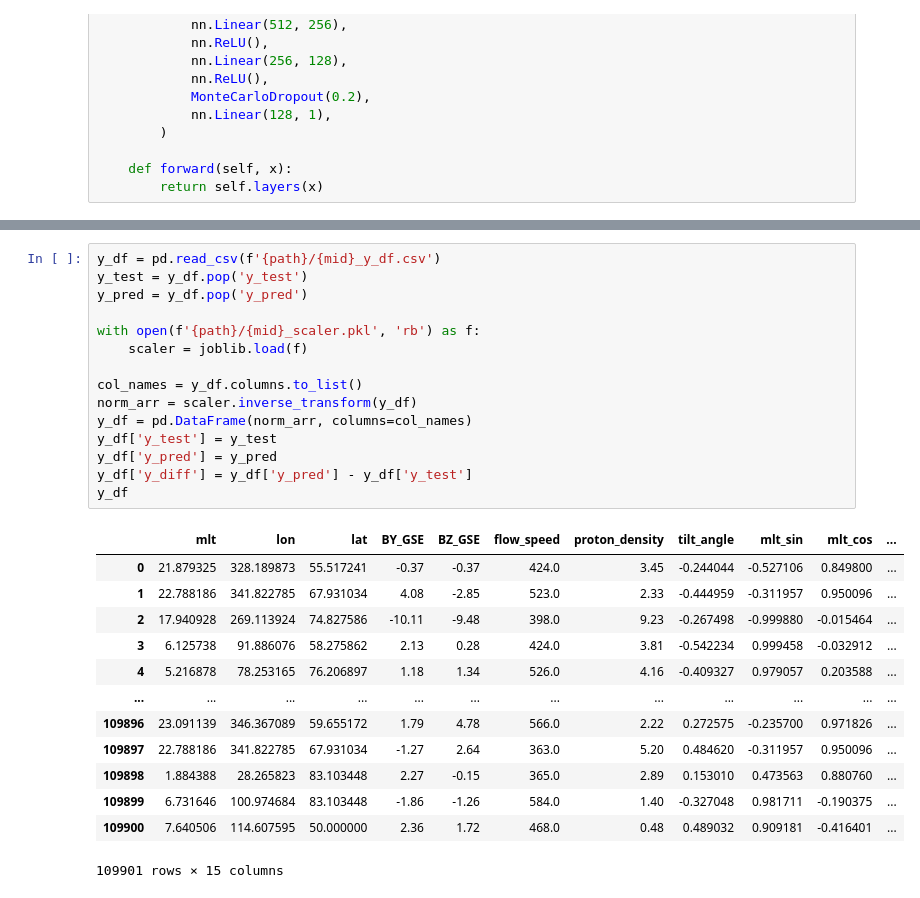
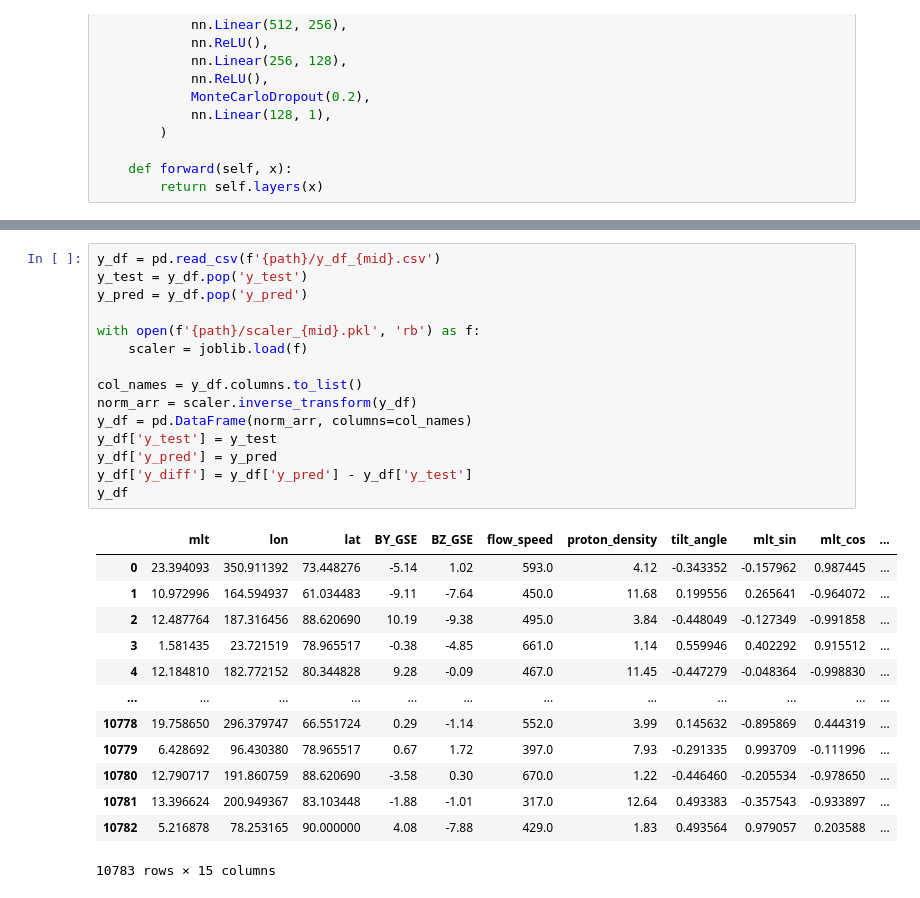
Before and after one commit to reddy-sachin/REPPU-ESN2, a Jupyter notebook: MLP/mlp_analysis.ipynb, the cells around one changed output, grey strips where cells are left out. Drawn from its saved outputs; the diff is of its cells as text.

```diff
--- a/MLP/mlp_analysis.ipynb
+++ b/MLP/mlp_analysis.ipynb
@@ -67,34 +67,34 @@ MLP(
   )
 )
 # %%
-y_df = pd.read_csv(f'{path}/{mid}_y_df.csv')
+y_df = pd.read_csv(f'{path}/y_df_{mid}.csv')
 y_test = y_df.pop('y_test')
 y_pred = y_df.pop('y_pred')
 
-with open(f'{path}/{mid}_scaler.pkl', 'rb') as f:
+with open(f'{path}/scaler_{mid}.pkl', 'rb') as f:
     scaler = joblib.load(f)
 
 col_names = y_df.columns.to_list()
 norm_arr = scaler.inverse_transform(y_df)
 y_df = pd.DataFrame(norm_arr, columns=col_names)
 y_df['y_test'] = y_test
 y_df['y_pred'] = y_pred
 y_df['y_diff'] = y_df['y_pred'] - y_df['y_test']
 y_df
 # %% [output]
 |  | mlt | lon | lat | BY_GSE | BZ_GSE | flow_speed | proton_density | tilt_angle | mlt_sin | mlt_cos | ... |
-| 0 | 21.879325 | 328.189873 | 55.517241 | -0.37 | -0.37 | 424.0 | 3.45 | -0.244044 | -0.527106 | 0.849800 | ... |
-| 1 | 22.788186 | 341.822785 | 67.931034 | 4.08 | -2.85 | 523.0 | 2.33 | -0.444959 | -0.311957 | 0.950096 | ... |
-| 2 | 17.940928 | 269.113924 | 74.827586 | -10.11 | -9.48 | 398.0 | 9.23 | -0.267498 | -0.999880 | -0.015464 | ... |
-| 3 | 6.125738 | 91.886076 | 58.275862 | 2.13 | 0.28 | 424.0 | 3.81 | -0.542234 | 0.999458 | -0.032912 | ... |
-| 4 | 5.216878 | 78.253165 | 76.206897 | 1.18 | 1.34 | 526.0 | 4.16 | -0.409327 | 0.979057 | 0.203588 | ... |
+| 0 | 23.394093 | 350.911392 | 73.448276 | -5.14 | 1.02 | 593.0 | 4.12 | -0.343352 | -0.157962 | 0.987445 | ... |
+| 1 | 10.972996 | 164.594937 | 61.034483 | -9.11 | -7.64 | 450.0 | 11.68 | 0.199556 | 0.265641 | -0.964072 | ... |
+| 2 | 12.487764 | 187.316456 | 88.620690 | 10.19 | -9.38 | 495.0 | 3.84 | -0.448049 | -0.127349 | -0.991858 | ... |
+| 3 | 1.581435 | 23.721519 | 78.965517 | -0.38 | -4.85 | 661.0 | 1.14 | 0.559946 | 0.402292 | 0.915512 | ... |
+| 4 | 12.184810 | 182.772152 | 80.344828 | 9.28 | -0.09 | 467.0 | 11.45 | -0.447279 | -0.048364 | -0.998830 | ... |
 | ... | ... | ... | ... | ... | ... | ... | ... | ... | ... | ... | ... |
-| 109896 | 23.091139 | 346.367089 | 59.655172 | 1.79 | 4.78 | 566.0 | 2.22 | 0.272575 | -0.235700 | 0.971826 | ... |
-| 109897 | 22.788186 | 341.822785 | 67.931034 | -1.27 | 2.64 | 363.0 | 5.20 | 0.484620 | -0.311957 | 0.950096 | ... |
-| 109898 | 1.884388 | 28.265823 | 83.103448 | 2.27 | -0.15 | 365.0 | 2.89 | 0.153010 | 0.473563 | 0.880760 | ... |
-| 109899 | 6.731646 | 100.974684 | 83.103448 | -1.86 | -1.26 | 584.0 | 1.40 | -0.327048 | 0.981711 | -0.190375 | ... |
-| 109900 | 7.640506 | 114.607595 | 50.000000 | 2.36 | 1.72 | 468.0 | 0.48 | 0.489032 | 0.909181 | -0.416401 | ... |
+| 10778 | 19.758650 | 296.379747 | 66.551724 | 0.29 | -1.14 | 552.0 | 3.99 | 0.145632 | -0.895869 | 0.444319 | ... |
+| 10779 | 6.428692 | 96.430380 | 78.965517 | 0.67 | 1.72 | 397.0 | 7.93 | -0.291335 | 0.993709 | -0.111996 | ... |
+| 10780 | 12.790717 | 191.860759 | 88.620690 | -3.58 | 0.30 | 670.0 | 1.22 | -0.446460 | -0.205534 | -0.978650 | ... |
+| 10781 | 13.396624 | 200.949367 | 83.103448 | -1.88 | -1.01 | 317.0 | 12.64 | 0.493383 | -0.357543 | -0.933897 | ... |
+| 10782 | 5.216878 | 78.253165 | 90.000000 | 4.08 | -7.88 | 429.0 | 1.83 | 0.493564 | 0.979057 | 0.203588 | ... |
-109901 rows × 15 columns
+10783 rows × 15 columns
 # %%
 mae = np.mean(np.abs(y_df['y_diff']))
 rmse = np.sqrt(np.mean(y_df['y_diff'] ** 2))
```
Also changed, not shown: parts of 6 cells of this notebook, 3 other files.
